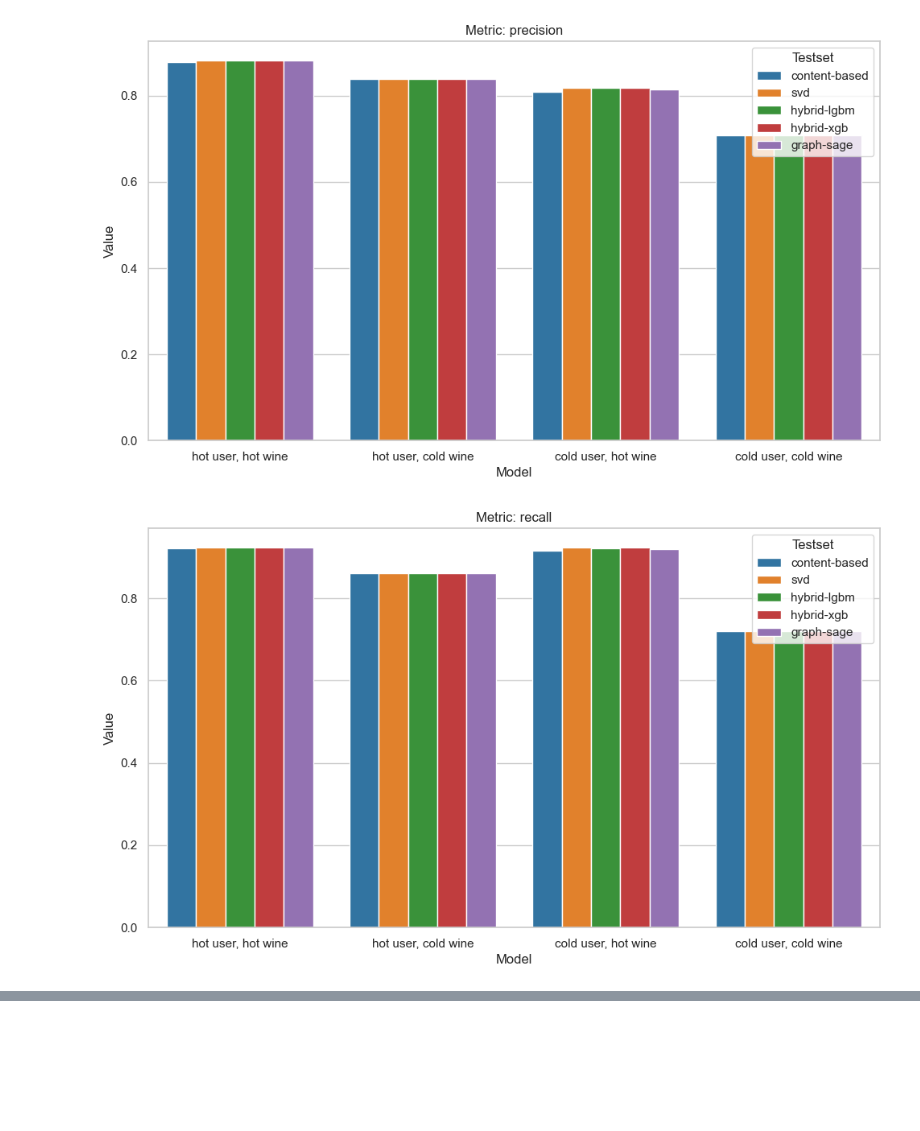
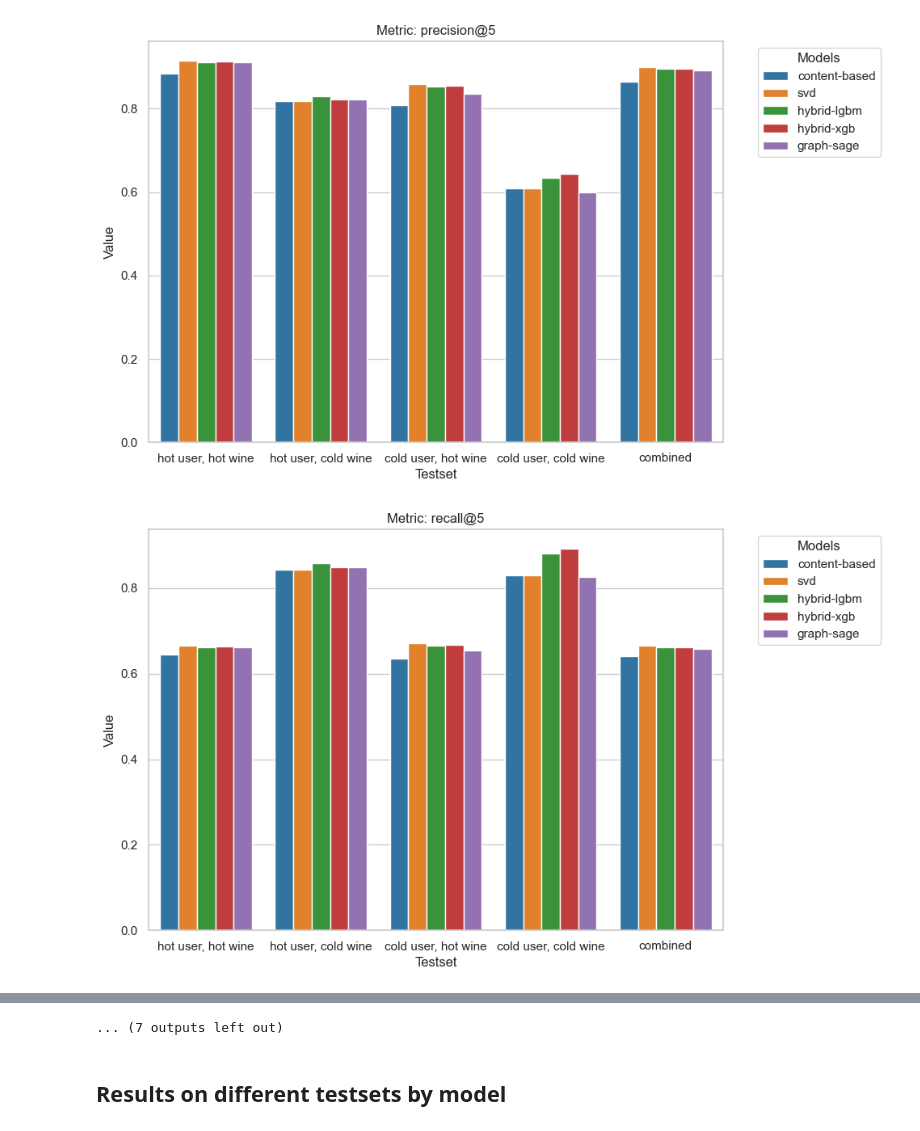
Before and after one commit to vincelemke99/Web-Mining, a Jupyter notebook: Evaluation/Metrics.ipynb, the cells around one changed output, grey strips where cells are left out. Drawn from its saved outputs; the diff is of its cells as text; code cells hidden in the pictures; blank space fills up the shorter version.

Commit message:
Updated metrics with filtering by k. Added combined testsets evaluation.

```diff
--- a/Evaluation/Metrics.ipynb
+++ b/Evaluation/Metrics.ipynb
@@ -229,15 +331,13 @@ df_results = pd.DataFrame(rows, columns=['Model', 'Testset', 'Metric Type', 'Met
 df_results.to_csv(f'{base_path}\\results.csv', index=False)
 # %%
 # Load the data
-df = pd.read_csv(f'{base_path}\\results.csv')
+df_plot = pd.read_csv(f'{base_path}\\results.csv')
 # %%
-# Set the visual style
 sns.set(style="whitegrid")
 
-# Create plots for each unique Metric
-for metric in df['Metric'].unique():
+for metric in df_plot['Metric'].unique():
     plt.figure(figsize=(10, 6))
-    metric_df = df[df['Metric'] == metric]
+    metric_df = df_plot[df_plot['Metric'] == metric]
 
     ax = sns.barplot(
         data=metric_df,
@@ -249,8 +349,8 @@ for metric in df['Metric'].unique():
 
     plt.title(f'Metric: {metric}')
     plt.ylabel('Value')
-    plt.xlabel('Model')
-    plt.legend(title='Testset')
+    plt.xlabel('Testset')
+    plt.legend(title='Models', bbox_to_anchor=(1.05, 1), loc='upper left')
     plt.tight_layout()
     plt.show()
 # %% [output]
@@ -260,2 +360,2 @@ for metric in df['Metric'].unique():
-[figure, old version]
+[figure, new version]
-[figure, old version]
+[figure, new version]
@@ -264 +369,4 @@ for metric in df['Metric'].unique():
+... (7 outputs left out)
+# %% [markdown]
+## Results on different testsets by model
 # %%
```
Also changed, not shown: parts of 7 cells of this notebook, 1 other file.
